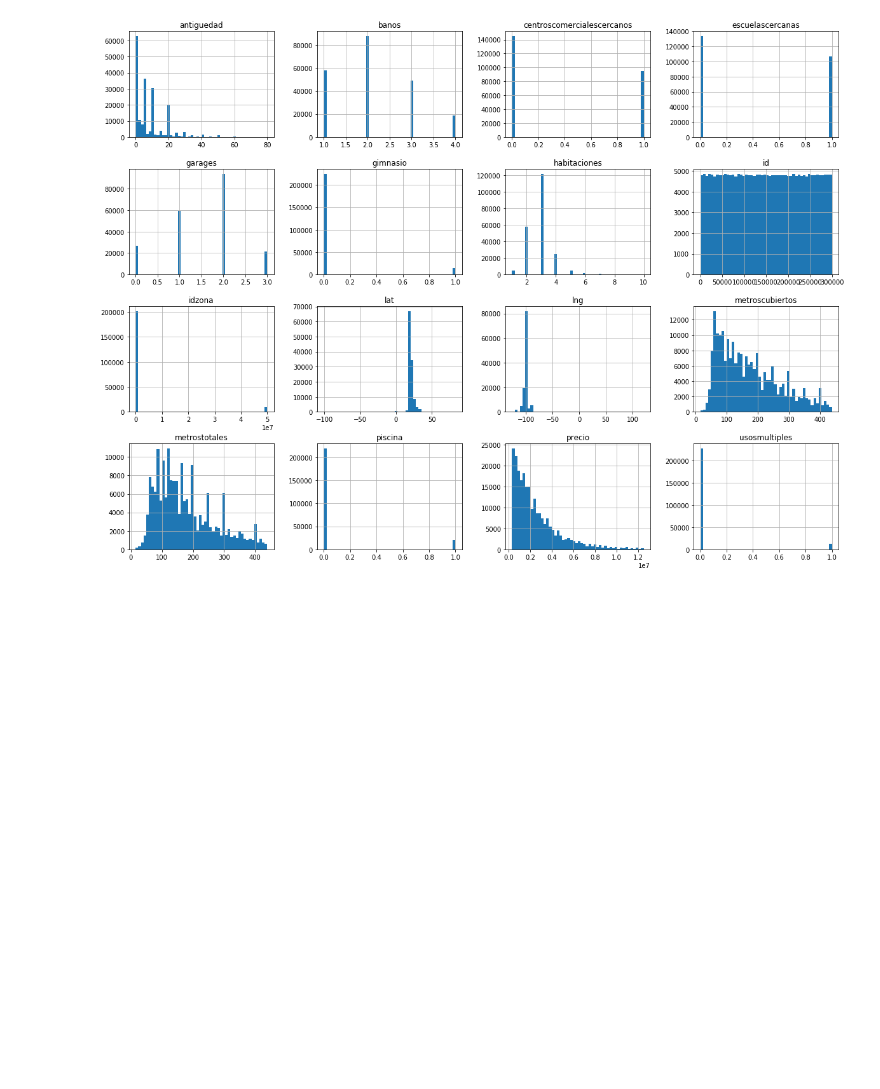
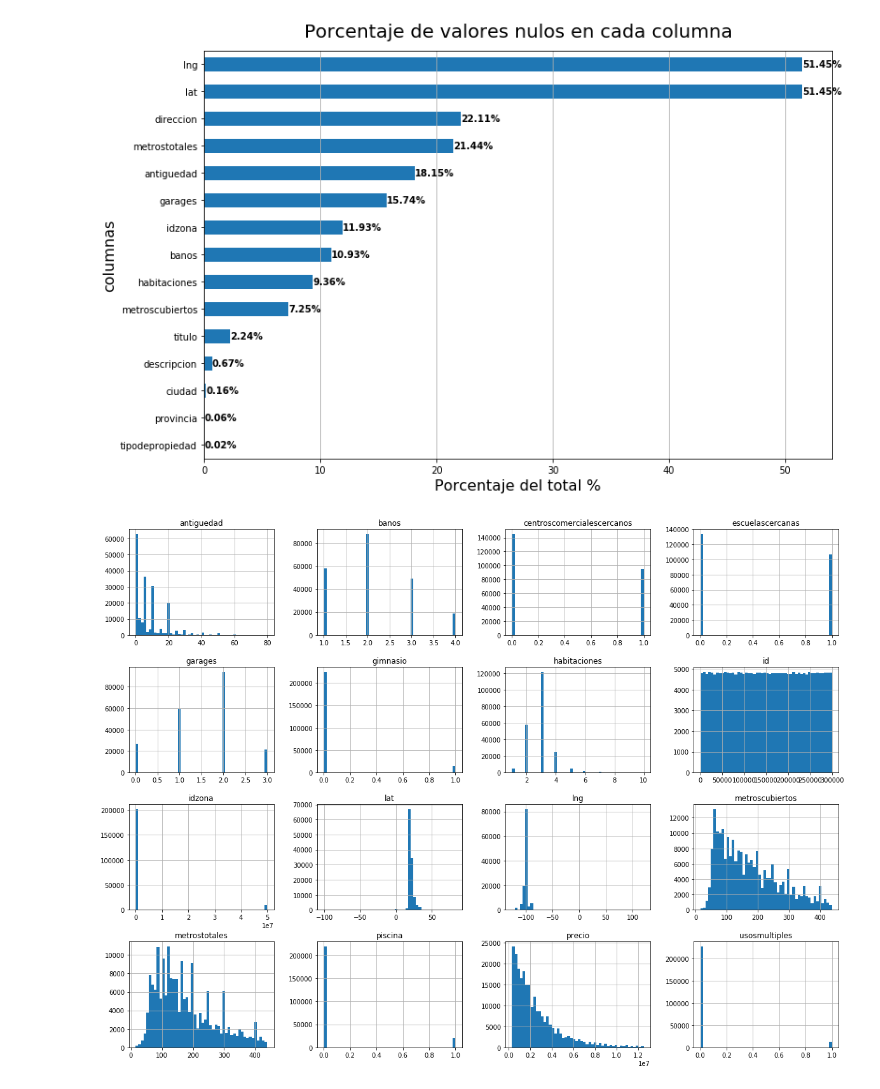
Before and after one commit to blukitas/groupby-banco-, a Jupyter notebook: Tp2/modelo_pred_NI.ipynb, the cells around one changed output. Saved outputs shown, nothing was run; the diff lists cells and outputs as text; code cells hidden in the pictures; blank space fills up the shorter version.

```diff
--- a/Tp2/modelo_pred_NI.ipynb
+++ b/Tp2/modelo_pred_NI.ipynb
@@ -32,19 +32,23 @@ df_raw = pd.read_csv('train.csv', low_memory=False, parse_dates=["fecha"])
 # %%
 # Definimos una funcion para analizar nulls
 def nulls(df):
     nulls = pd.DataFrame((df.isnull().sum().sort_values()/len(df)*100).round(2),columns=['porcentaje de NaN'])
     nulls.drop(nulls.loc[nulls.loc[:,'porcentaje de NaN']<=0].index, inplace=True)
     plt.figure(figsize=(12,8))
     ax = nulls['porcentaje de NaN'].plot.barh()
     ax.set_title('Porcentaje de valores nulos en cada columna',fontsize=20, y=1.02)
     ax.set_xlabel('Porcentaje del total %', fontsize=16)
     ax.set_ylabel('columnas', fontsize=16)
     ax.grid(axis='x')
 
     for y, x in enumerate(nulls['porcentaje de NaN']):
         ax.text(x, y, s=str(x)+'%', color='black', fontweight='bold',va='center')
 
     plt.show()
+
+nulls(df_raw)
+# %% [output]
+[figure, added]
 # %%
 # Veamos a simple vista como se distribuyen nuestras variables cuantitativas
 df_raw.hist(bins=50, figsize=(20,15))
```
Also changed, not shown: parts of 12 cells of this notebook, 1 other file.
